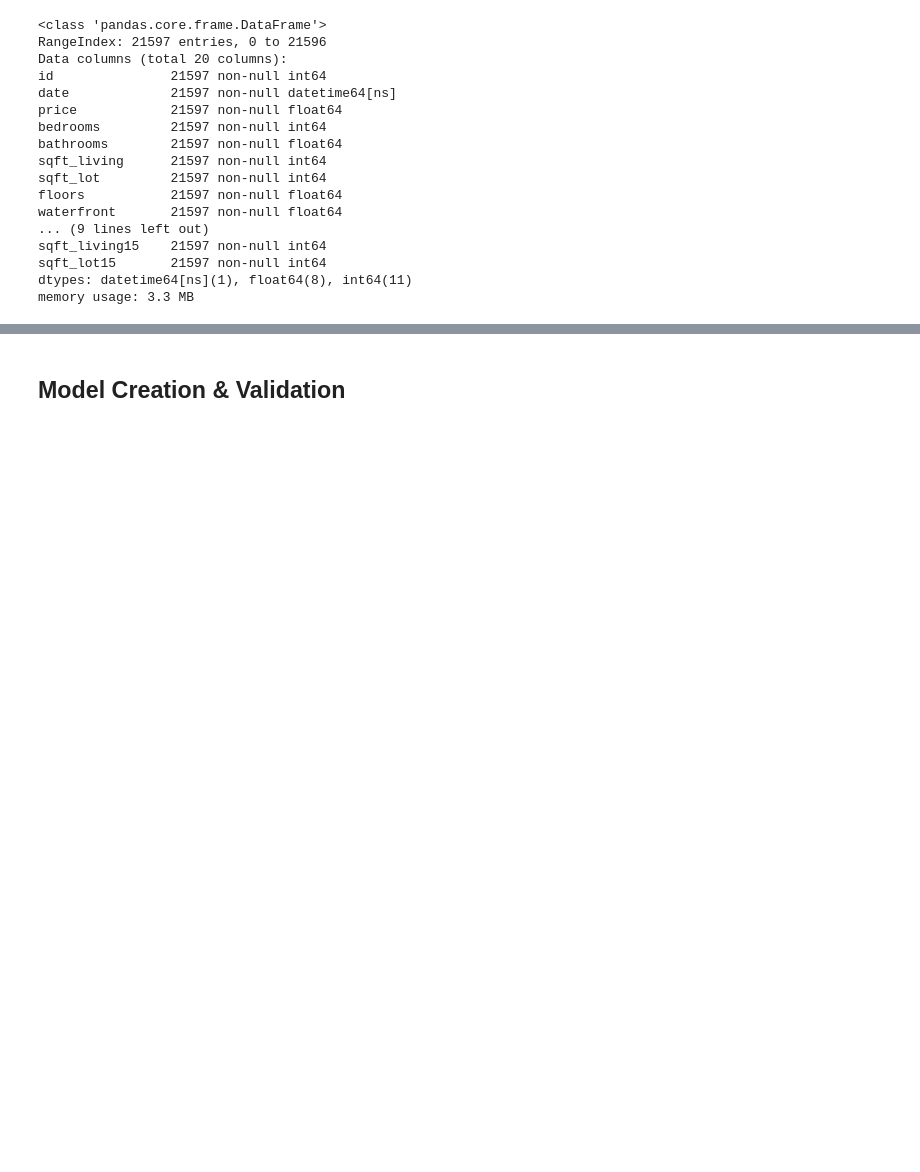
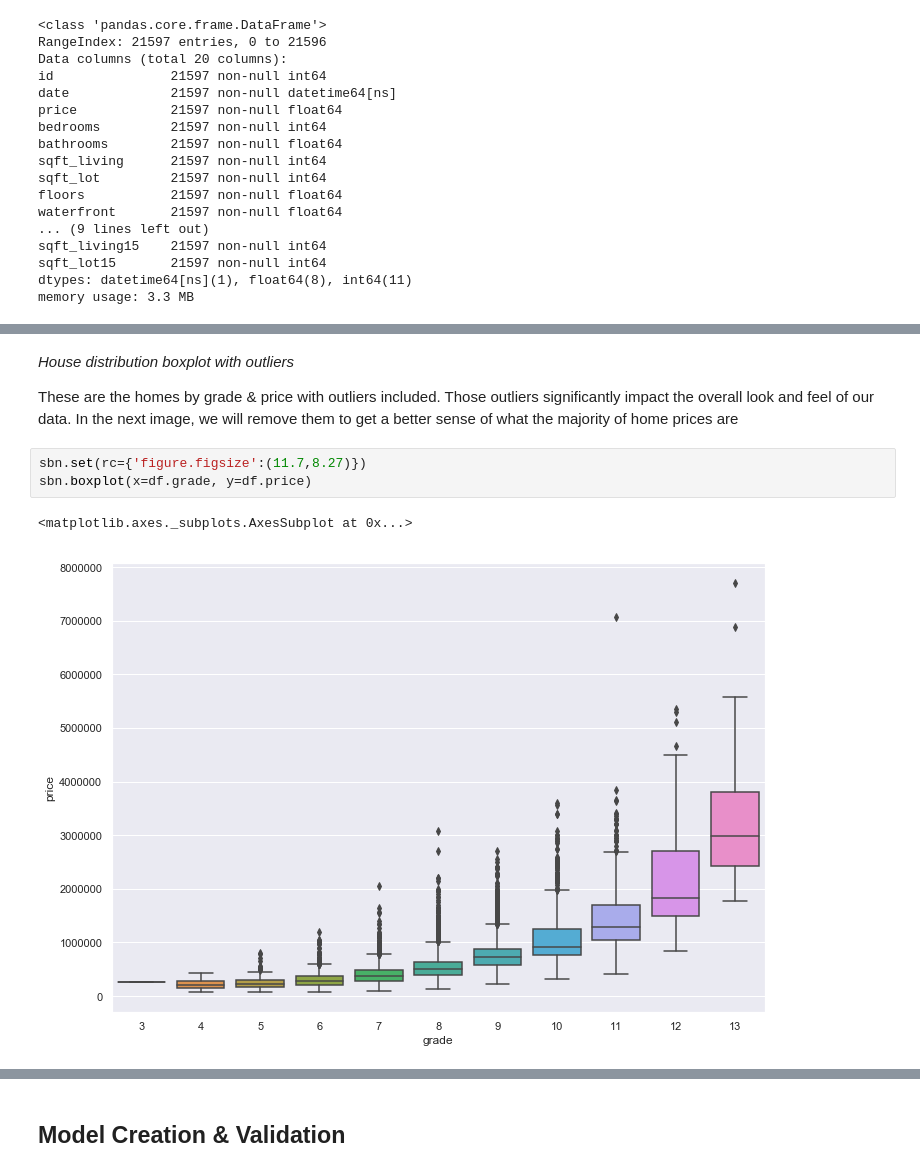
Before and after one commit to rahkeemg/dsc-v2-mod1-final-project-online-ds-ft-090919, a Jupyter notebook: student.ipynb, the cells around one changed output, grey strips where cells are left out. Cells and saved outputs as stored; diff of their text form; blank space fills up the shorter version.

```diff
--- a/student.ipynb
+++ b/student.ipynb
@@ -329,0 +499,10 @@ abs(matrix.corr()) > 0.70
+# %% [markdown]
+_House distribution boxplot with outliers_
+
+These are the homes by grade & price with outliers included.  Those outliers significantly impact the overall look and feel of our data.  In the next image, we will remove them to get a better sense of what the majority of home prices are
+# %%
+sbn.set(rc={'figure.figsize':(11.7,8.27)})
+sbn.boxplot(x=df.grade, y=df.price)
+# %% [output]
+<matplotlib.axes._subplots.AxesSubplot at 0x...>
+[figure, added]
```
Also changed, not shown: parts of 79 cells of this notebook, 12 other files.
